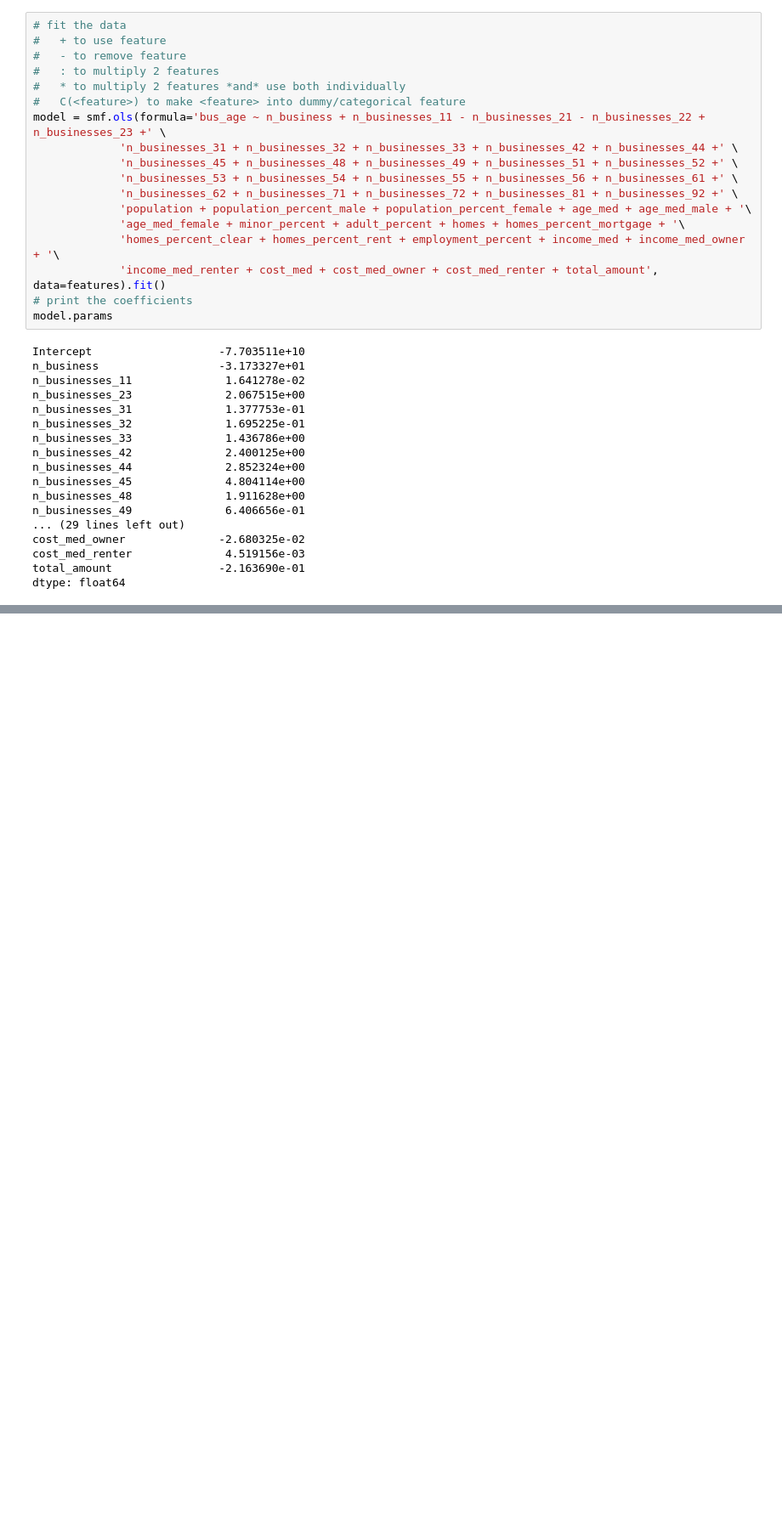
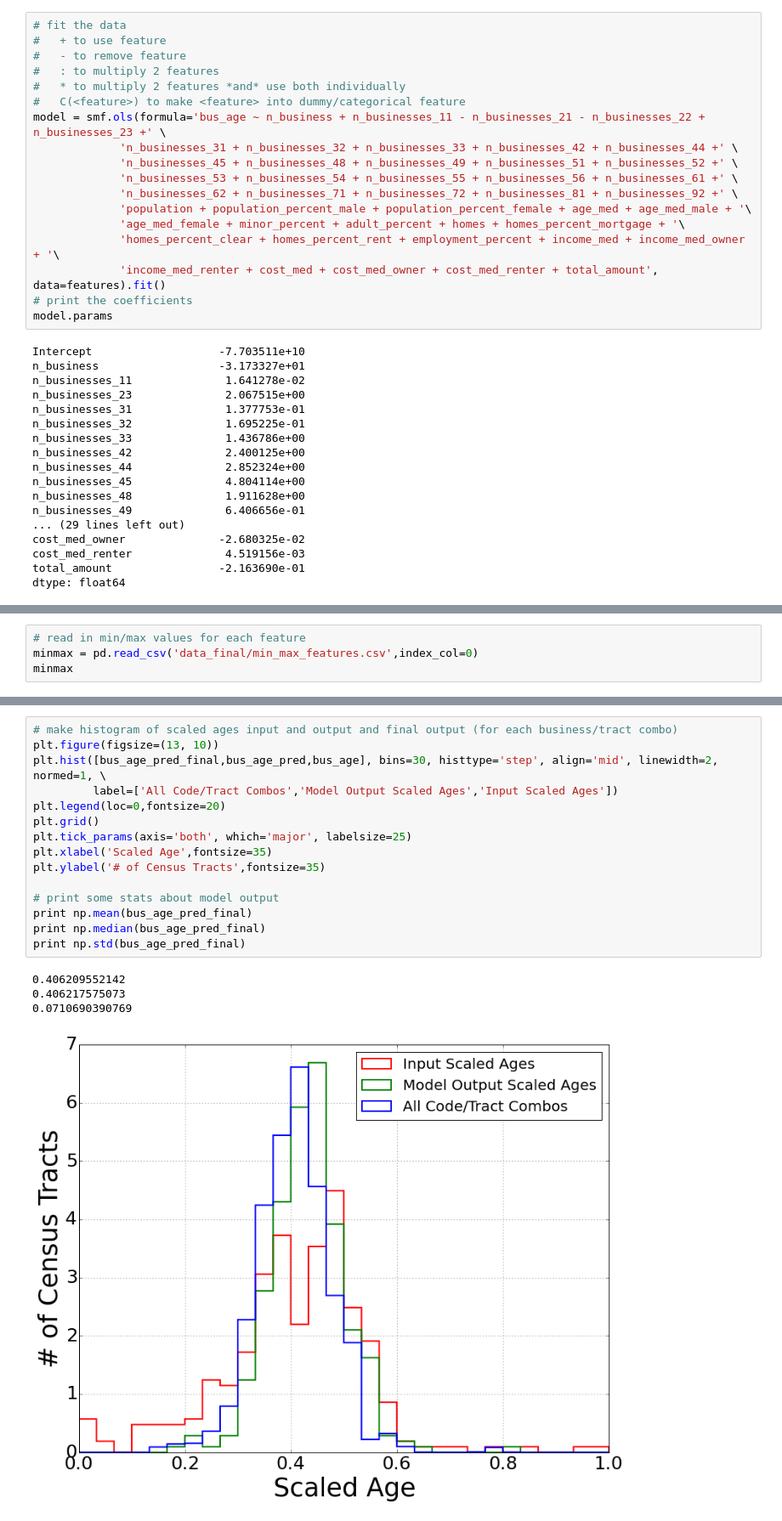
Before and after one commit to jmsilverman/insight_project, a Jupyter notebook: lin_reg_training2.ipynb, the cells around one changed output, grey strips where cells are left out. Shown at 85% size. Drawn from its saved outputs; the diff is of its cells as text; blank space fills up the shorter version.

```diff
--- a/lin_reg_training2.ipynb
+++ b/lin_reg_training2.ipynb
@@ -163,3 +157,7 @@ print np.std(bus_age_pred)
 0.407529830933
 0.070765118648
 [figure]
+# %%
+# read in min/max values for each feature
+minmax = pd.read_csv('data_final/min_max_features.csv',index_col=0)
+minmax
@@ -201,0 +223,20 @@ for code in codes:
+# %%
+# make histogram of scaled ages input and output and final output (for each business/tract combo)
+plt.figure(figsize=(13, 10))
+plt.hist([bus_age_pred_final,bus_age_pred,bus_age], bins=30, histtype='step', align='mid', linewidth=2, normed=1, \
+         label=['All Code/Tract Combos','Model Output Scaled Ages','Input Scaled Ages'])
+plt.legend(loc=0,fontsize=20)
+plt.grid()
+plt.tick_params(axis='both', which='major', labelsize=25)
+plt.xlabel('Scaled Age',fontsize=35)
+plt.ylabel('# of Census Tracts',fontsize=35)
+
+# print some stats about model output
+print np.mean(bus_age_pred_final)
+print np.median(bus_age_pred_final)
+print np.std(bus_age_pred_final)
+# %% [output]
+0.406209552142
+0.406217575073
+0.0710690390769
+[figure, added]
```
Also changed, not shown: parts of 10 cells of this notebook, 2 other files.
